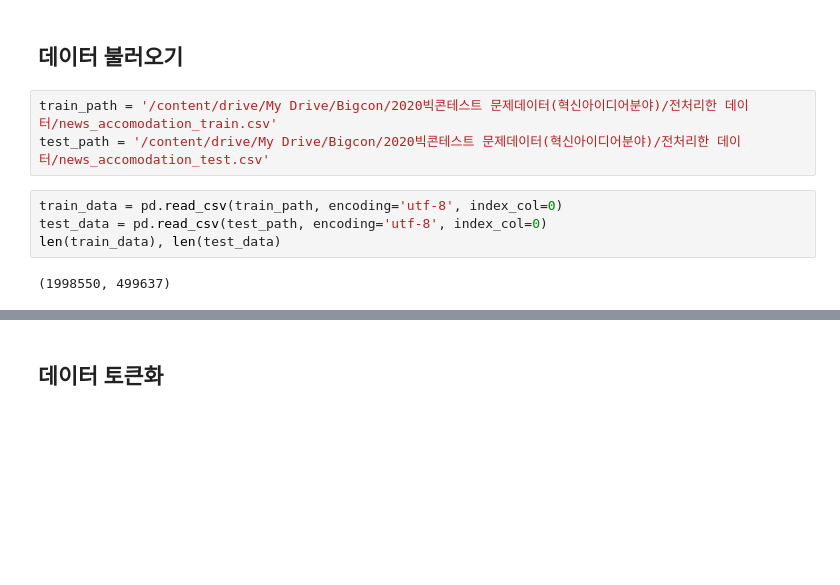
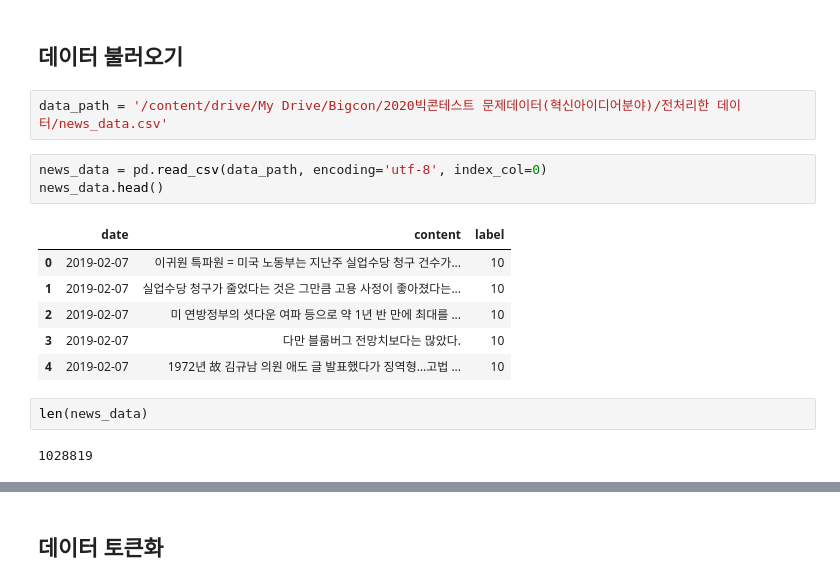
Before and after one commit to yoouza/bigcontest, a Jupyter notebook: data_analysis/News_Classification_KoBERT.ipynb, the cells around one changed output, grey strips where cells are left out. Cells and saved outputs as stored; diff of their text form; blank space fills up the shorter version.

```diff
--- a/data_analysis/News_Classification_KoBERT.ipynb
+++ b/data_analysis/News_Classification_KoBERT.ipynb
@@ -62,11 +62,18 @@ device = torch.device("cuda:0")
 # %% [markdown]
 ## **데이터 불러오기**
 # %%
-train_path = '/content/drive/My Drive/Bigcon/2020빅콘테스트 문제데이터(혁신아이디어분야)/전처리한 데이터/news_accomodation_train.csv'
-test_path = '/content/drive/My Drive/Bigcon/2020빅콘테스트 문제데이터(혁신아이디어분야)/전처리한 데이터/news_accomodation_test.csv'
+data_path = '/content/drive/My Drive/Bigcon/2020빅콘테스트 문제데이터(혁신아이디어분야)/전처리한 데이터/news_data.csv'
-# %%
-train_data = pd.read_csv(train_path, encoding='utf-8', index_col=0)
-test_data = pd.read_csv(test_path, encoding='utf-8', index_col=0)
-len(train_data), len(test_data)
-# %% [output]
-(1998550, 499637)
+# %%
+news_data = pd.read_csv(data_path, encoding='utf-8', index_col=0)
+news_data.head()
+# %% [output]
+|  | date | content | label |
+| 0 | 2019-02-07 | 이귀원 특파원 = 미국 노동부는 지난주 실업수당 청구 건수가... | 10 |
+| 1 | 2019-02-07 | 실업수당 청구가 줄었다는 것은 그만큼 고용 사정이 좋아졌다는... | 10 |
+| 2 | 2019-02-07 | 미 연방정부의 셧다운 여파 등으로 약 1년 반 만에 최대를 ... | 10 |
+| 3 | 2019-02-07 | 다만 블룸버그 전망치보다는 많았다. | 10 |
+| 4 | 2019-02-07 | 1972년 故 김규남 의원 애도 글 발표했다가 징역형…고법 ... | 10 |
+# %%
+len(news_data)
+# %% [output]
+1028819
```
Also changed, not shown: parts of 12 cells of this notebook.
